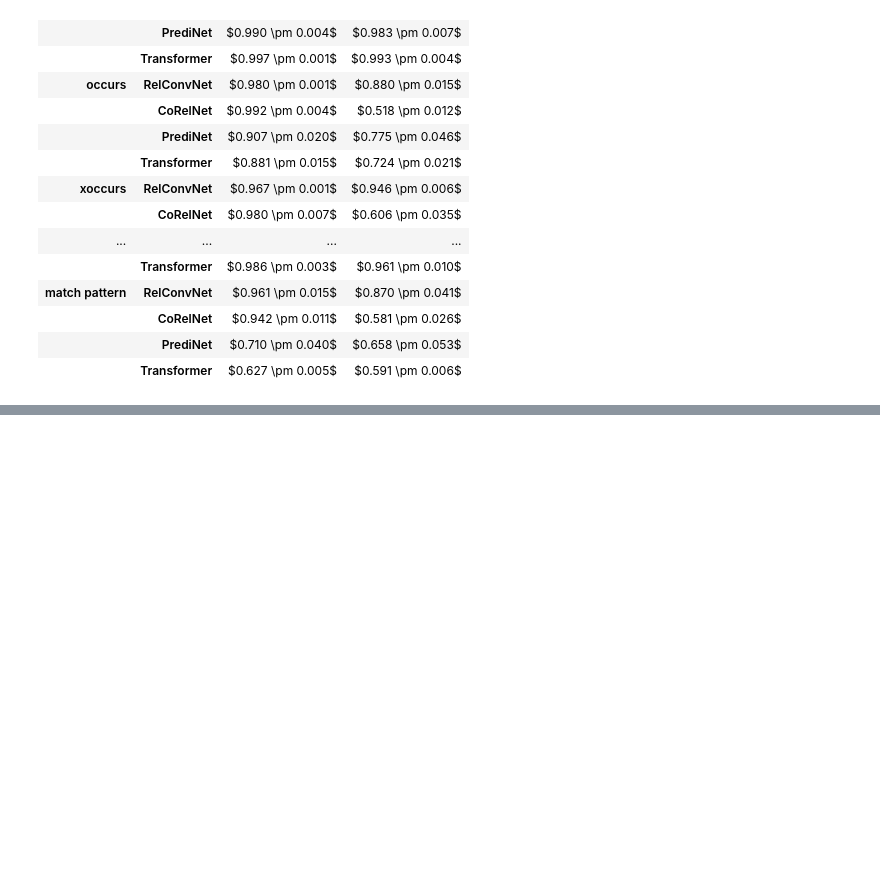
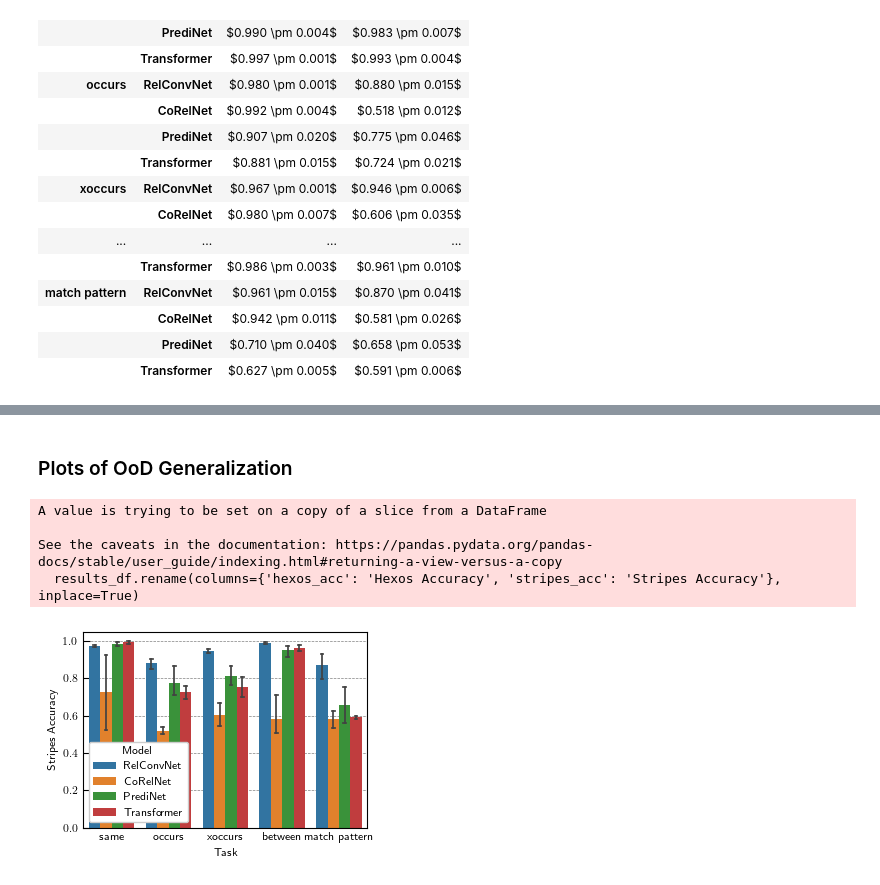
Before and after one commit to Awni00/relational-convolutions, a Jupyter notebook: paper_figures/generate_figures_tables.ipynb, the cells around one changed output, grey strips where cells are left out. Saved outputs shown, nothing was run; the diff lists cells and outputs as text; code cells hidden in the pictures; blank space fills up the shorter version.

```diff
--- a/paper_figures/generate_figures_tables.ipynb
+++ b/paper_figures/generate_figures_tables.ipynb
@@ -38,5 +40,7 @@ save_dir = '../paper/figures/experiments'
 # %%
-label_map = {
+task_label_map = {'1task_between': 'between', '1task_match_patt': 'match pattern', 'occurs': 'occurs', 'xoccurs': 'xoccurs', 'same': 'same'}
+
+model_label_map = {
     'relconvnet': 'RelConvNet', 'corelnet': 'CoRelNet',
     'predinet': 'PrediNet', 'transformer': 'Transformer',
     }
@@ -150,8 +154,7 @@ See the caveats in the documentation: https://pandas.pydata.org/pandas-docs/stab
 # %%
-results_df['group'] = results_df['group'].map(label_map)
+results_df['group'] = results_df['group'].map(model_label_map)
 
-task_map = {'1task_between': 'between', '1task_match_patt': 'match pattern', 'occurs': 'occurs', 'xoccurs': 'xoccurs', 'same': 'same'}
-results_df['task'] = results_df['task'].map(task_map, na_action='ignore')
+results_df['task'] = results_df['task'].map(task_label_map, na_action='ignore')
 # %% [output]
 A value is trying to be set on a copy of a slice from a DataFrame.
 Try using .loc[row_indexer,col_indexer] = value instead
@@ -245,7 +248,8 @@ agg_df
 |  | PrediNet | $0.710 \pm 0.040$ | $0.658 \pm 0.053$ |
 |  | Transformer | $0.627 \pm 0.005$ | $0.591 \pm 0.006$ |
 # %%
-latex_table = agg_df.to_latex(escape=False)
-latex_table_file = '../paper/figs/experiments/generalization_table.tex'
-with open(latex_table_file, 'w') as f:
-    f.write(latex_table)
+# input('overwrite latex table?')
+# latex_table = agg_df.to_latex(escape=False)
+# latex_table_file = f'{save_dir}/generalization_table.tex'
+# with open(latex_table_file, 'w') as f:
+#     f.write(latex_table)
@@ -251,0 +278,16 @@ with open(latex_table_file, 'w') as f:
+# %% [markdown]
+### Plots of OoD Generalization
+# %%
+results_df.rename(columns={'hexos_acc': 'Hexos Accuracy', 'stripes_acc': 'Stripes Accuracy'}, inplace=True)
+# %% [output]
+A value is trying to be set on a copy of a slice from a DataFrame
+
+See the caveats in the documentation: https://pandas.pydata.org/pandas-docs/stable/user_guide/indexing.html#returning-a-view-versus-a-copy
+  results_df.rename(columns={'hexos_acc': 'Hexos Accuracy', 'stripes_acc': 'Stripes Accuracy'}, inplace=True)
+# %%
+fig, ax = plt.subplots(figsize=(3.5, 2.5))
+sns.barplot(results_df, y='Stripes Accuracy', x='Task', hue='Model', **errbar_kwargs, ax=ax)
+fig.set_tight_layout(True)
+fig.savefig(f'{save_dir}/stripes_acc.pdf')
+# %% [output]
+[figure, added]
```
Also changed, not shown: parts of 14 cells of this notebook.
